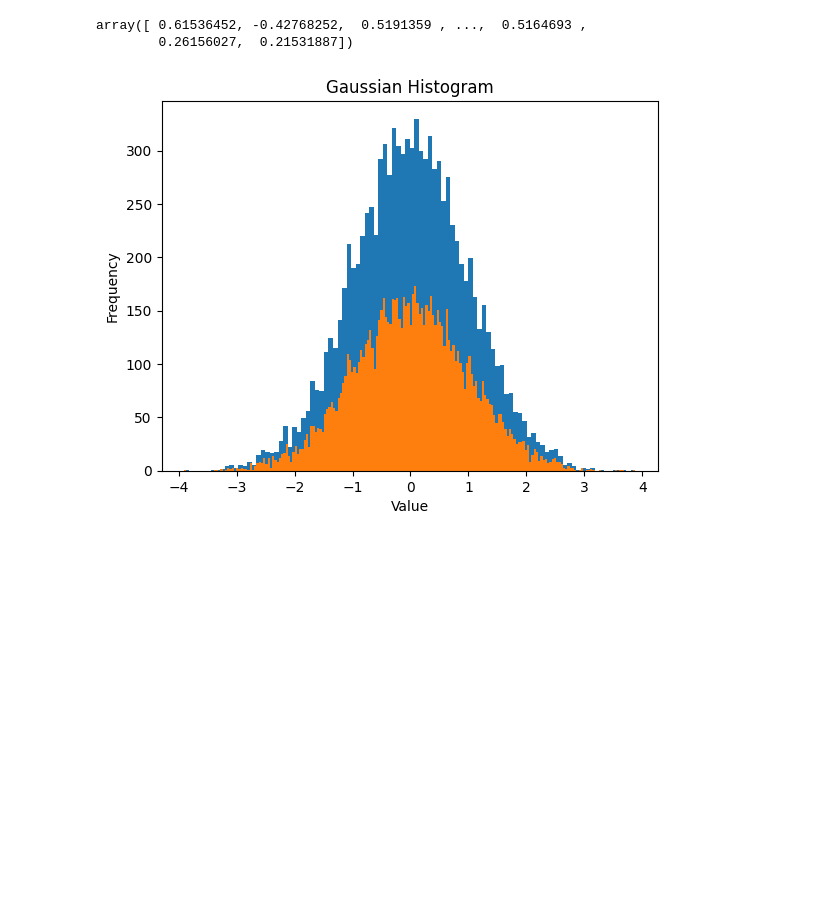
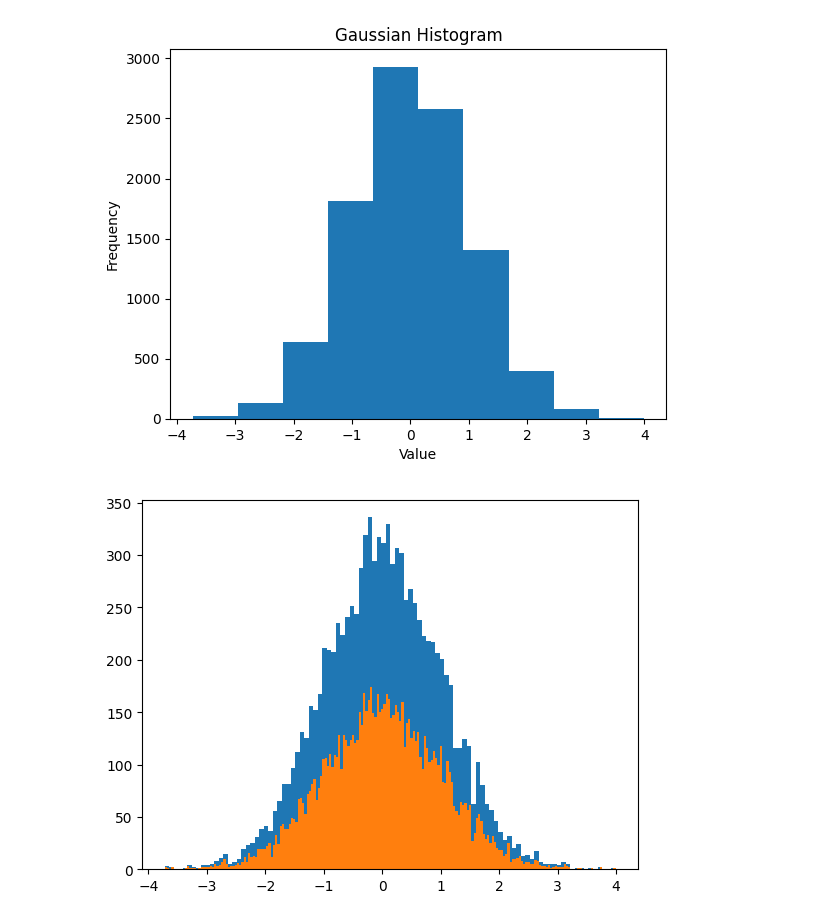
Before and after one commit to harmkenn/Python-Workbooks, a Jupyter notebook: python-course.eu/E_PC19_Histograms.ipynb, the cells around one changed output. Drawn from its saved outputs; the diff is of its cells as text; code cells hidden in the pictures; blank space fills up the shorter version.

```diff
--- a/python-course.eu/E_PC19_Histograms.ipynb
+++ b/python-course.eu/E_PC19_Histograms.ipynb
@@ -3,17 +3,18 @@
 # %%
 import matplotlib.pyplot as plt
 import numpy as np
 gaussian_numbers = np.random.normal(size=10000)
 gaussian_numbers
+plt.hist(gaussian_numbers)
+plt.title("Gaussian Histogram")
+plt.xlabel("Value")
+plt.ylabel("Frequency")
+plt.show()
 # %% [output]
-array([ 0.61536452, -0.42768252,  0.5191359 , ...,  0.5164693 ,
-        0.26156027,  0.21531887])
+[figure, added]
 # %%
 plt.hist(gaussian_numbers, bins=100)
-plt.title("Gaussian Histogram")
-plt.xlabel("Value")
-plt.ylabel("Frequency")
 plt.hist(gaussian_numbers, bins=200)
 plt.show()
 # %% [output]
-[figure, old version]
+[figure, new version]
```
Also changed, not shown: parts of 11 cells of this notebook, 2 other files.
